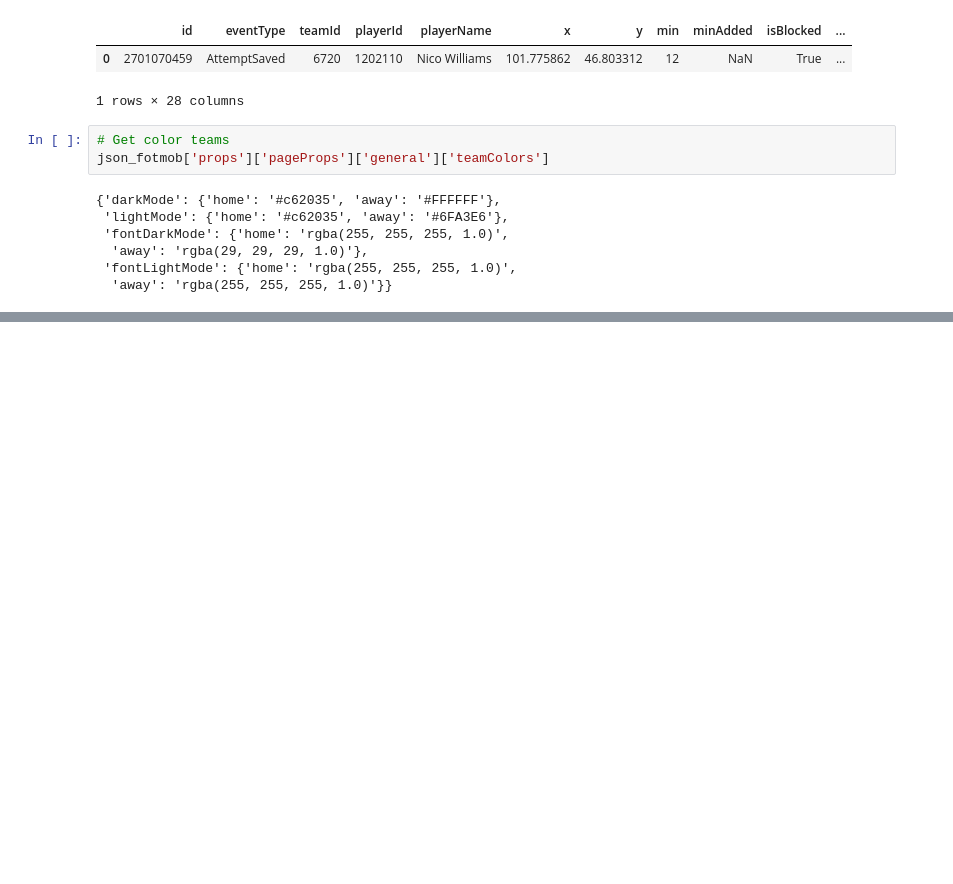
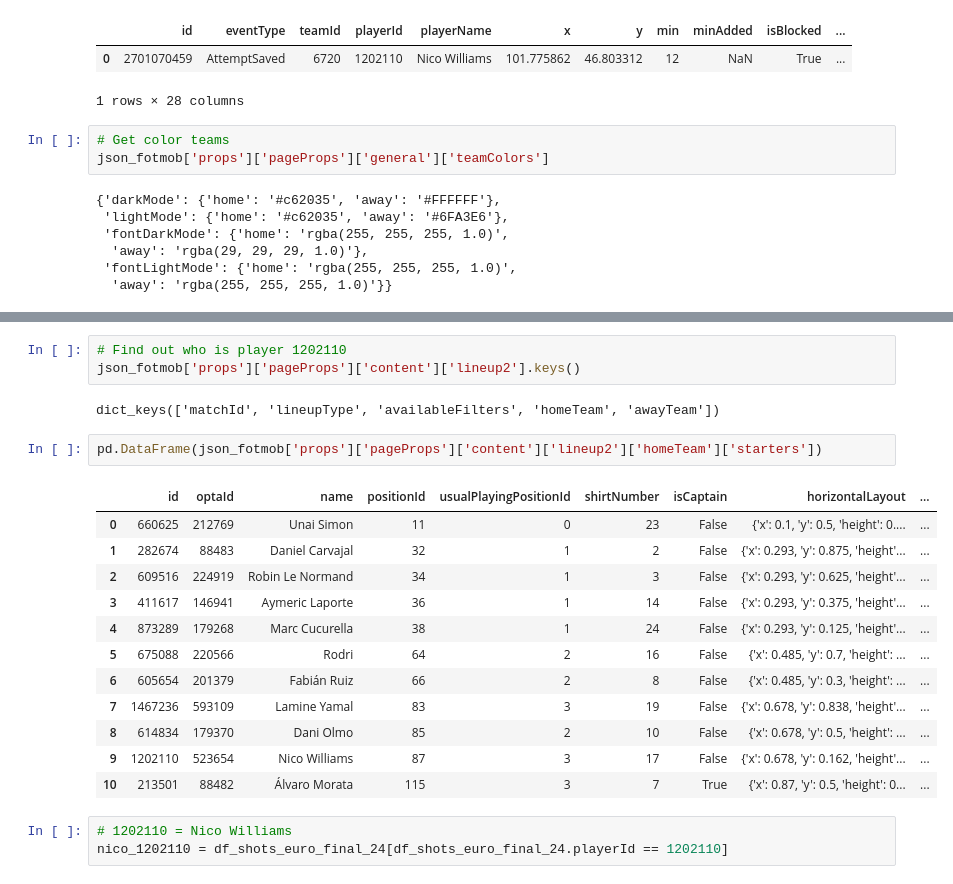
Before and after one commit to axelbol/euro24-final-analysis, a Jupyter notebook: shots.ipynb, the cells around one changed output, grey strips where cells are left out. Cells and saved outputs as stored; diff of their text form; blank space fills up the shorter version.

```diff
--- a/shots.ipynb
+++ b/shots.ipynb
@@ -264,0 +346,23 @@ plt.show()
+# %%
+# Find out who is player 1202110
+json_fotmob['props']['pageProps']['content']['lineup2'].keys()
+# %% [output]
+dict_keys(['matchId', 'lineupType', 'availableFilters', 'homeTeam', 'awayTeam'])
+# %%
+pd.DataFrame(json_fotmob['props']['pageProps']['content']['lineup2']['homeTeam']['starters'])
+# %% [output]
+|  | id | optaId | name | positionId | usualPlayingPositionId | shirtNumber | isCaptain | horizontalLayout | ... |
+| 0 | 660625 | 212769 | Unai Simon | 11 | 0 | 23 | False | {'x': 0.1, 'y': 0.5, 'height': 0.... | ... |
+| 1 | 282674 | 88483 | Daniel Carvajal | 32 | 1 | 2 | False | {'x': 0.293, 'y': 0.875, 'height'... | ... |
+| 2 | 609516 | 224919 | Robin Le Normand | 34 | 1 | 3 | False | {'x': 0.293, 'y': 0.625, 'height'... | ... |
+| 3 | 411617 | 146941 | Aymeric Laporte | 36 | 1 | 14 | False | {'x': 0.293, 'y': 0.375, 'height'... | ... |
+| 4 | 873289 | 179268 | Marc Cucurella | 38 | 1 | 24 | False | {'x': 0.293, 'y': 0.125, 'height'... | ... |
+| 5 | 675088 | 220566 | Rodri | 64 | 2 | 16 | False | {'x': 0.485, 'y': 0.7, 'height': ... | ... |
+| 6 | 605654 | 201379 | Fabián Ruiz | 66 | 2 | 8 | False | {'x': 0.485, 'y': 0.3, 'height': ... | ... |
+| 7 | 1467236 | 593109 | Lamine Yamal | 83 | 3 | 19 | False | {'x': 0.678, 'y': 0.838, 'height'... | ... |
+| 8 | 614834 | 179370 | Dani Olmo | 85 | 2 | 10 | False | {'x': 0.678, 'y': 0.5, 'height': ... | ... |
+| 9 | 1202110 | 523654 | Nico Williams | 87 | 3 | 17 | False | {'x': 0.678, 'y': 0.162, 'height'... | ... |
+| 10 | 213501 | 88482 | Álvaro Morata | 115 | 3 | 7 | True | {'x': 0.87, 'y': 0.5, 'height': 0... | ... |
+# %%
+# 1202110 = Nico Williams
+nico_1202110 = df_shots_euro_final_24[df_shots_euro_final_24.playerId == 1202110]
```
Also changed, not shown: parts of 8 cells of this notebook.
